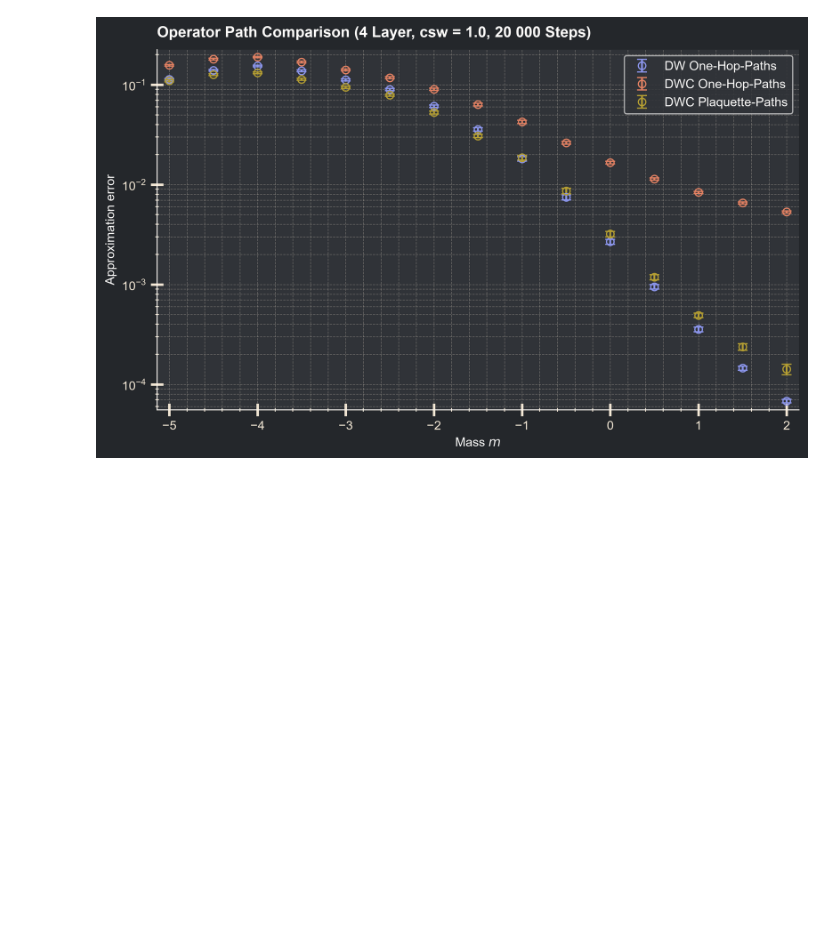
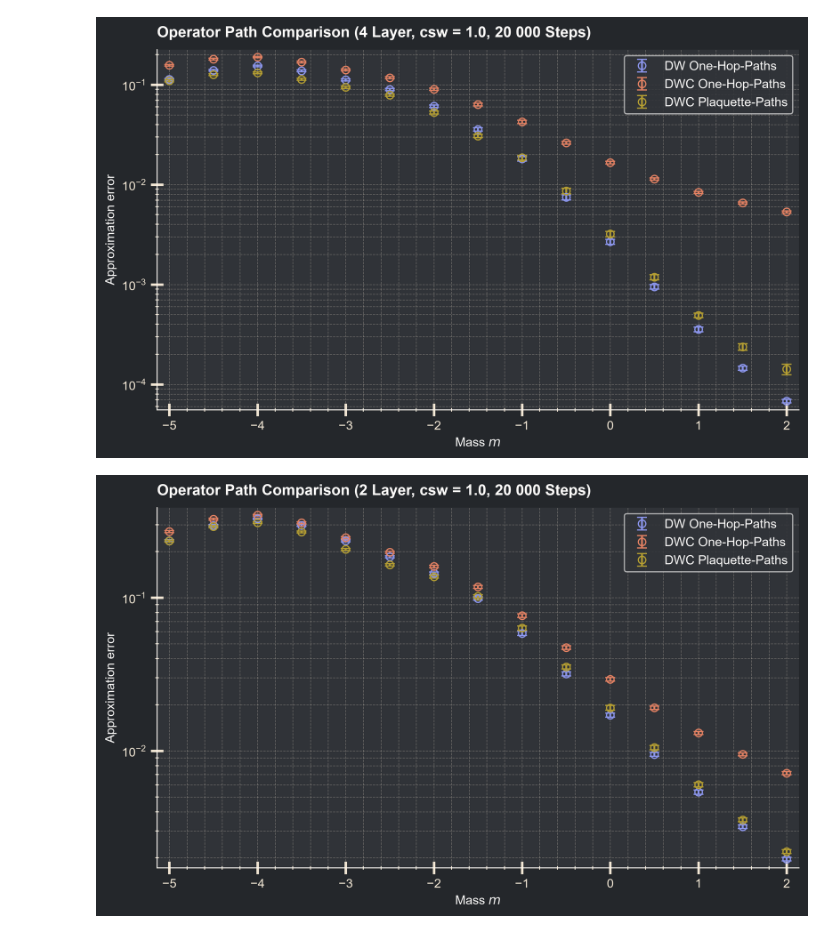
Before and after one commit to DavidCyba/thesis-reporting, a Jupyter notebook: reports/path_comparison_scheduler/plotting.ipynb, the cells around one changed output. Saved outputs shown, nothing was run; the diff lists cells and outputs as text; code cells hidden in the pictures; blank space fills up the shorter version.

Commit message:
added 1, 2 layers plotting with scheduler

```diff
--- a/reports/path_comparison_scheduler/plotting.ipynb
+++ b/reports/path_comparison_scheduler/plotting.ipynb
@@ -349,3 +349,60 @@ plt.show()
 theme.apply_transforms()
 # %% [output]
 [figure]
+# %%
+# Load data
+data1 = np.loadtxt("./data/2layer/DW2LT2S-358007.csv", delimiter=",", skiprows=3)
+data2 = np.loadtxt("./data/2layer/DWC2LT2S-358016.csv", delimiter=",", skiprows=3)
+data3 = np.loadtxt("./data/2layer/DWC2LT3S-358025.csv", delimiter=",", skiprows=3)
+
+fig, ax = plt.subplots(figsize=(8, 5), dpi=400)
+
+ax.errorbar(
+    data1[:, 0],
+    data1[:, 1],
+    yerr=data1[:, 2],
+    fmt=Style.fmt,
+    fillstyle=Style.fillstyle,
+    capsize=Style.capsize,
+    markersize=Style.markersize,
+    linewidth=Style.linewidth,
+    label="DW One-Hop-Paths"
+)
+
+ax.errorbar(
+    data2[:, 0],
+    data2[:, 1],
+    yerr=data2[:, 2],
+    fmt=Style.fmt,
+    fillstyle=Style.fillstyle,
+    capsize=Style.capsize,
+    markersize=Style.markersize,
+    linewidth=Style.linewidth,
+    label="DWC One-Hop-Paths"
+)
+
+ax.errorbar(
+    data3[:, 0],
+    data3[:, 1],
+    yerr=data3[:, 2],
+    fmt=Style.fmt,
+    fillstyle=Style.fillstyle,
+    capsize=Style.capsize,
+    markersize=Style.markersize,
+    linewidth=Style.linewidth,
+    label="DWC Plaquette-Paths"
+)
+
+ax.set_xlabel("Mass $m$")
+ax.set_ylabel("Approximation error")
+ax.set_title("Operator Path Comparison (2 Layer, csw = 1.0, 20 000 Steps)")
+ax.set_yscale('log')
+
+ax.grid(True, which="both", axis="both", alpha=0.3, ls="--")
+ax.legend()
+
+plt.tight_layout()
+plt.show()
+theme.apply_transforms()
+# %% [output]
+[figure, added]
```
Also changed, not shown: parts of 1 cell of this notebook, 6 other files.
